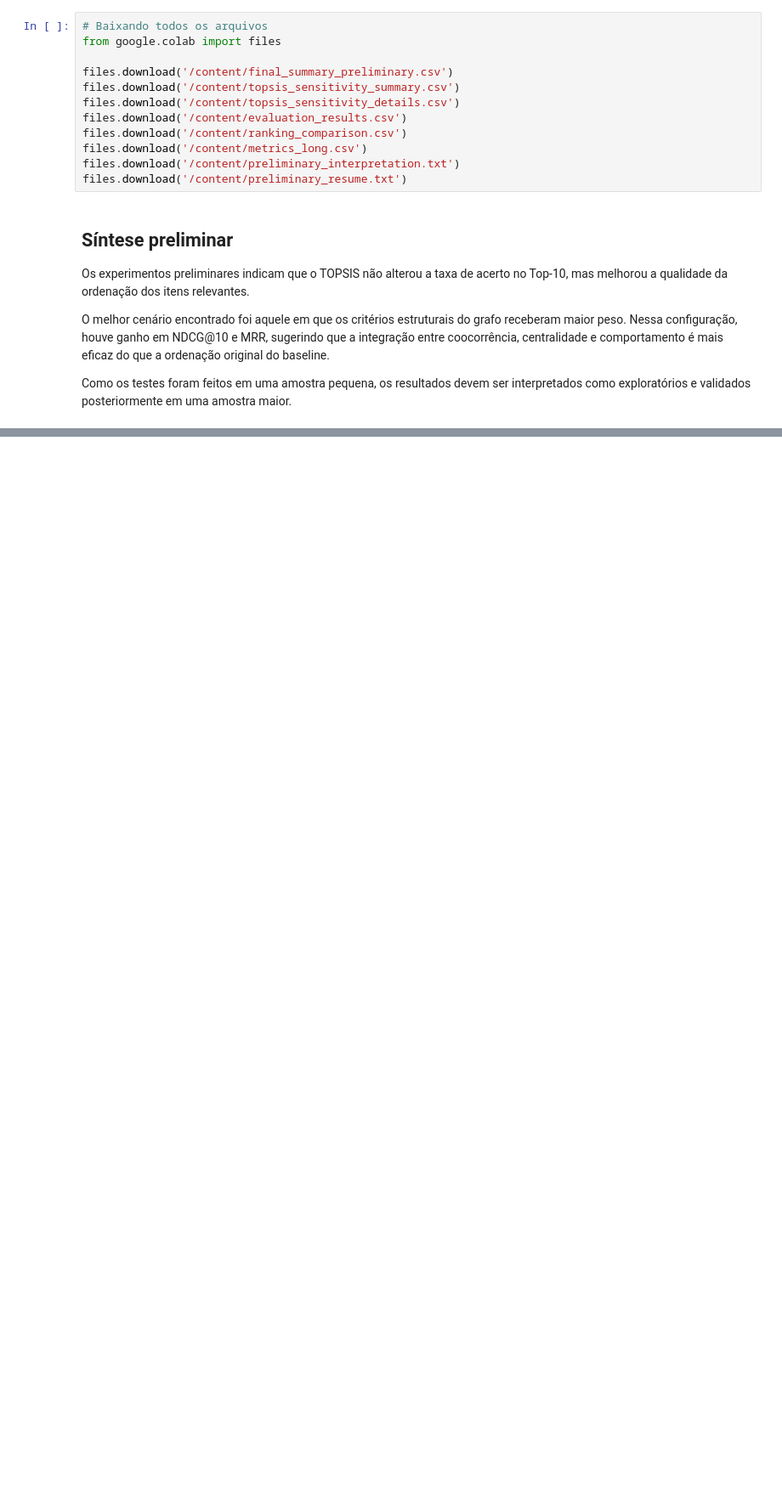
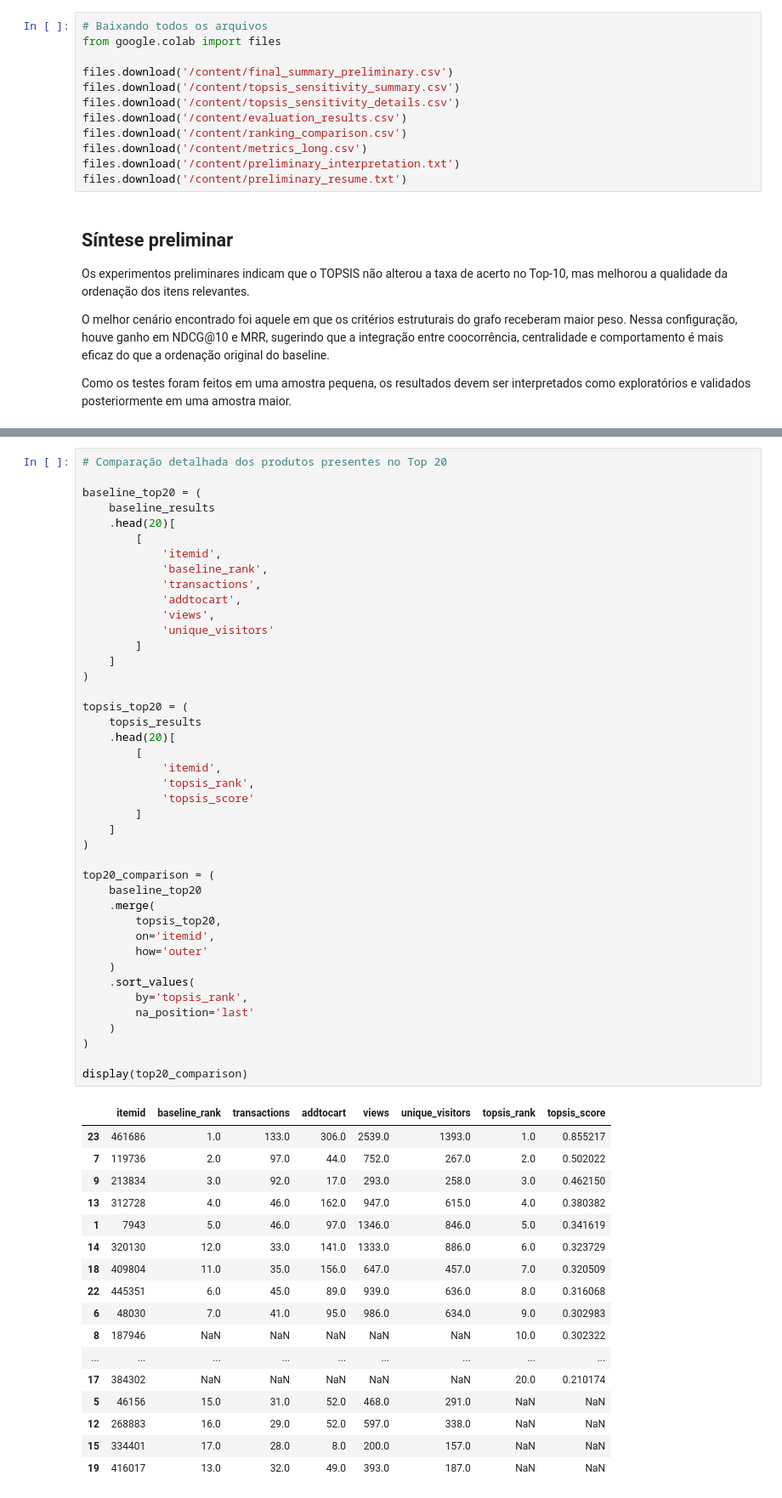
Before and after one commit to sandydiamantino/retailrocket-topsis, a Jupyter notebook: retailrocket_topsis.ipynb, the cells around one changed output, grey strips where cells are left out. Shown at 85% size. Drawn from its saved outputs; the diff is of its cells as text; blank space fills up the shorter version.

```diff
--- a/retailrocket_topsis.ipynb
+++ b/retailrocket_topsis.ipynb
@@ -3829,0 +4649,60 @@ exploratórios e validados posteriormente em uma amostra maior.
+# %%
+# Comparação detalhada dos produtos presentes no Top 20
+
+baseline_top20 = (
+    baseline_results
+    .head(20)[
+        [
+            'itemid',
+            'baseline_rank',
+            'transactions',
+            'addtocart',
+            'views',
+            'unique_visitors'
+        ]
+    ]
+)
+
+topsis_top20 = (
+    topsis_results
+    .head(20)[
+        [
+            'itemid',
+            'topsis_rank',
+            'topsis_score'
+        ]
+    ]
+)
+
+top20_comparison = (
+    baseline_top20
+    .merge(
+        topsis_top20,
+        on='itemid',
+        how='outer'
+    )
+    .sort_values(
+        by='topsis_rank',
+        na_position='last'
+    )
+)
+
+display(top20_comparison)
+# %% [output]
+|  | itemid | baseline_rank | transactions | addtocart | views | unique_visitors | topsis_rank | topsis_score |
+| 23 | 461686 | 1.0 | 133.0 | 306.0 | 2539.0 | 1393.0 | 1.0 | 0.855217 |
+| 7 | 119736 | 2.0 | 97.0 | 44.0 | 752.0 | 267.0 | 2.0 | 0.502022 |
+| 9 | 213834 | 3.0 | 92.0 | 17.0 | 293.0 | 258.0 | 3.0 | 0.462150 |
+| 13 | 312728 | 4.0 | 46.0 | 162.0 | 947.0 | 615.0 | 4.0 | 0.380382 |
+| 1 | 7943 | 5.0 | 46.0 | 97.0 | 1346.0 | 846.0 | 5.0 | 0.341619 |
+| 14 | 320130 | 12.0 | 33.0 | 141.0 | 1333.0 | 886.0 | 6.0 | 0.323729 |
+| 18 | 409804 | 11.0 | 35.0 | 156.0 | 647.0 | 457.0 | 7.0 | 0.320509 |
+| 22 | 445351 | 6.0 | 45.0 | 89.0 | 939.0 | 636.0 | 8.0 | 0.316068 |
+| 6 | 48030 | 7.0 | 41.0 | 95.0 | 986.0 | 634.0 | 9.0 | 0.302983 |
+| 8 | 187946 | NaN | NaN | NaN | NaN | NaN | 10.0 | 0.302322 |
+| ... | ... | ... | ... | ... | ... | ... | ... | ... |
+| 17 | 384302 | NaN | NaN | NaN | NaN | NaN | 20.0 | 0.210174 |
+| 5 | 46156 | 15.0 | 31.0 | 52.0 | 468.0 | 291.0 | NaN | NaN |
+| 12 | 268883 | 16.0 | 29.0 | 52.0 | 597.0 | 338.0 | NaN | NaN |
+| 15 | 334401 | 17.0 | 28.0 | 8.0 | 200.0 | 157.0 | NaN | NaN |
+| 19 | 416017 | 13.0 | 32.0 | 49.0 | 393.0 | 187.0 | NaN | NaN |
```
Also changed, not shown: parts of 36 cells of this notebook.
